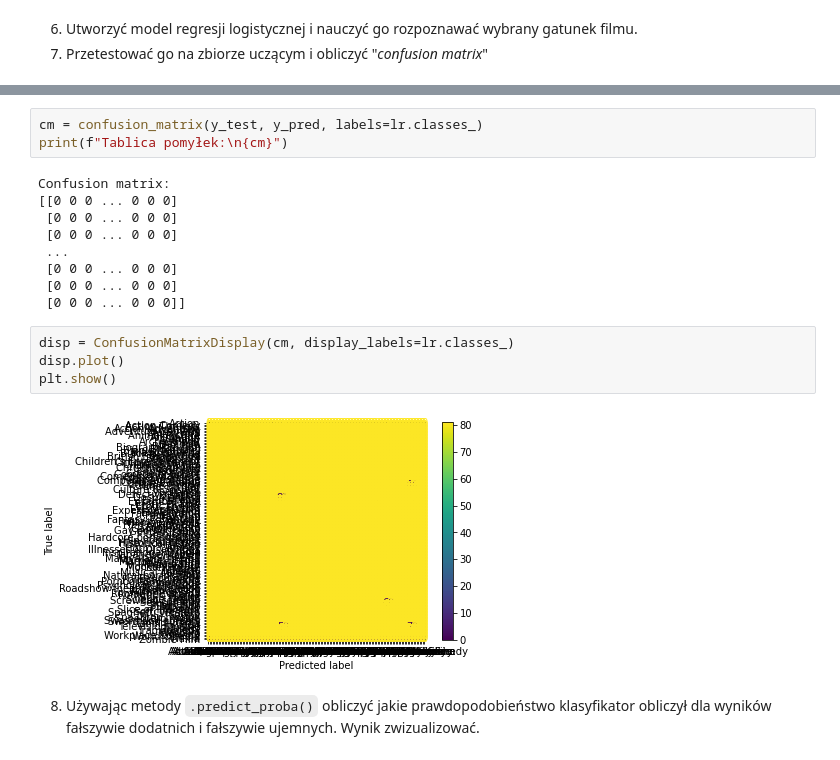
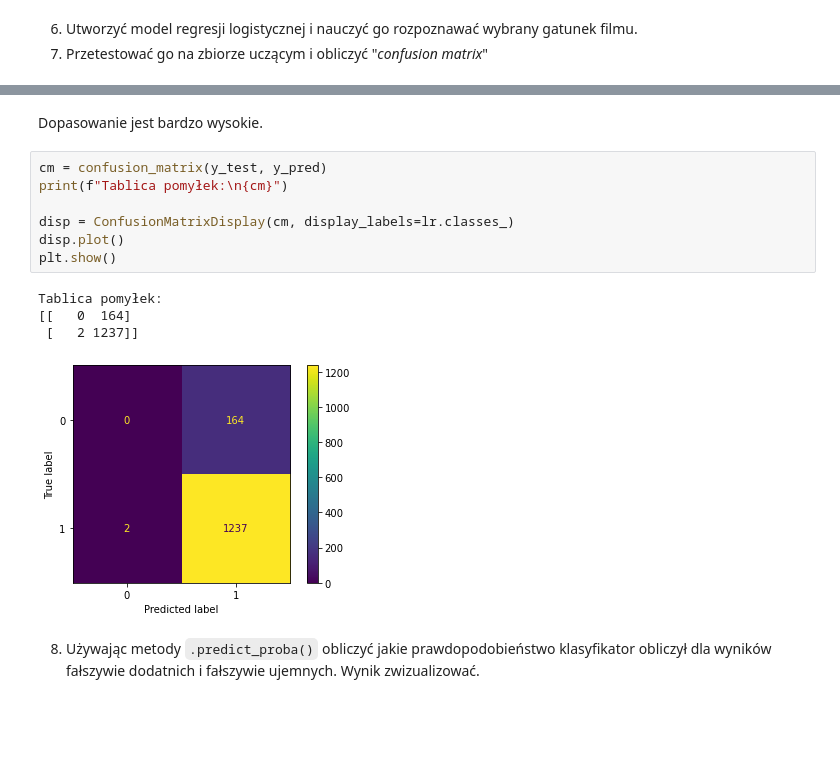
Before and after one commit to Artur-Mzyk/Analiza_i_bazy_danych, a Jupyter notebook: Lab8/raport-1.ipynb, the cells around one changed output, grey strips where cells are left out. Saved outputs shown, nothing was run; the diff lists cells and outputs as text; blank space fills up the shorter version.

````diff
--- a/Lab8/raport-1.ipynb
+++ b/Lab8/raport-1.ipynb
@@ -179,20 +205,16 @@ comp
+# %% [markdown]
+Dopasowanie jest bardzo wysokie.
 # %%
-cm = confusion_matrix(y_test, y_pred, labels=lr.classes_)
+cm = confusion_matrix(y_test, y_pred)
 print(f"Tablica pomyłek:\n{cm}")
+
+disp = ConfusionMatrixDisplay(cm, display_labels=lr.classes_)
+disp.plot()
+plt.show()
 # %% [output]
-Confusion matrix:
-[[0 0 0 ... 0 0 0]
- [0 0 0 ... 0 0 0]
- [0 0 0 ... 0 0 0]
- ...
- [0 0 0 ... 0 0 0]
- [0 0 0 ... 0 0 0]
- [0 0 0 ... 0 0 0]]
+Tablica pomyłek:
+[[   0  164]
+ [   2 1237]]
+[figure, added]
-# %%
-disp = ConfusionMatrixDisplay(cm, display_labels=lr.classes_)
-disp.plot()
-plt.show()
-# %% [output]
-[figure, removed]
 # %% [markdown]
 8. Używając metody ```.predict_proba()``` obliczyć jakie prawdopodobieństwo klasyfikator obliczył dla wyników fałszywie dodatnich i fałszywie ujemnych. Wynik zwizualizować.
````
Also changed, not shown: parts of 12 cells of this notebook.
